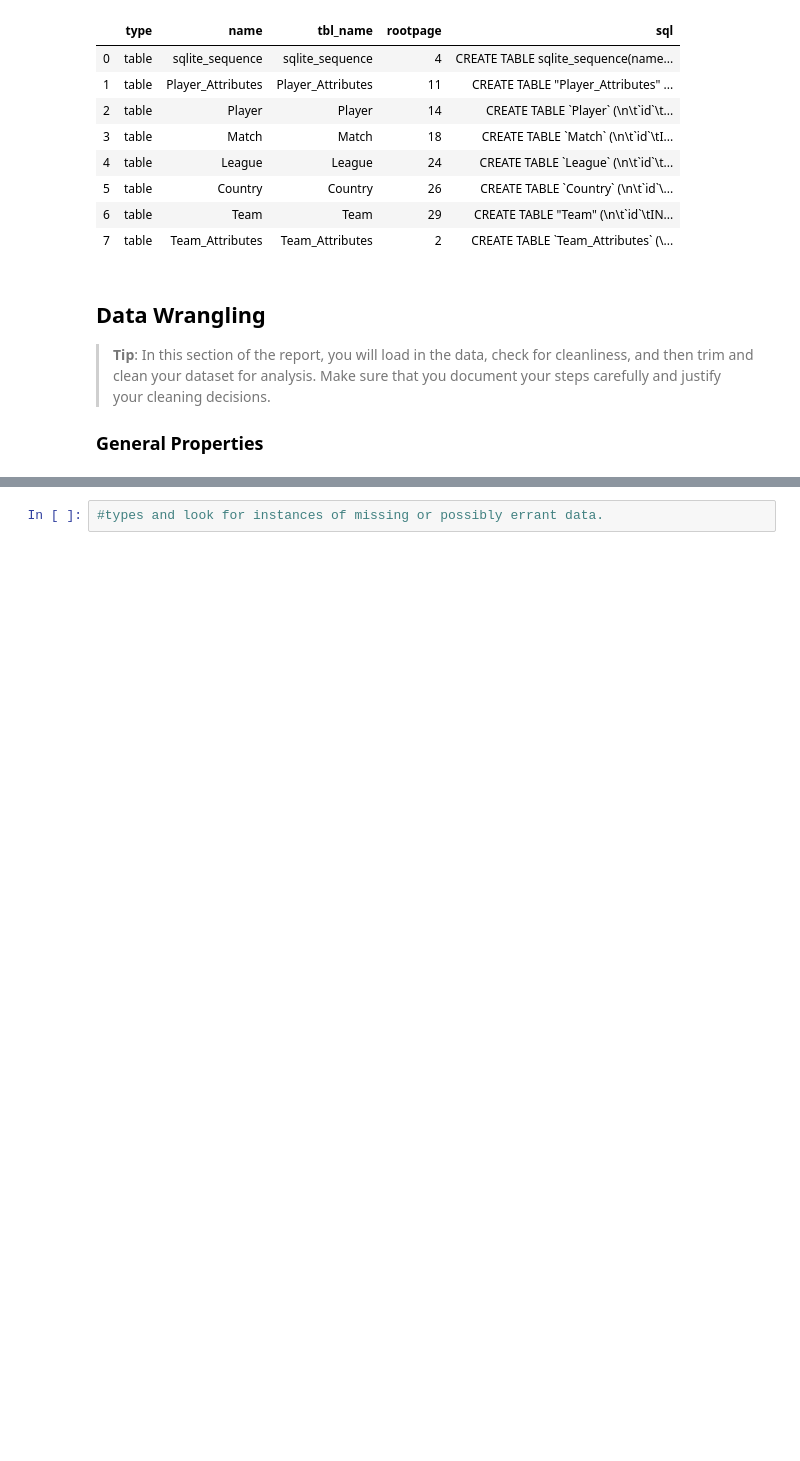
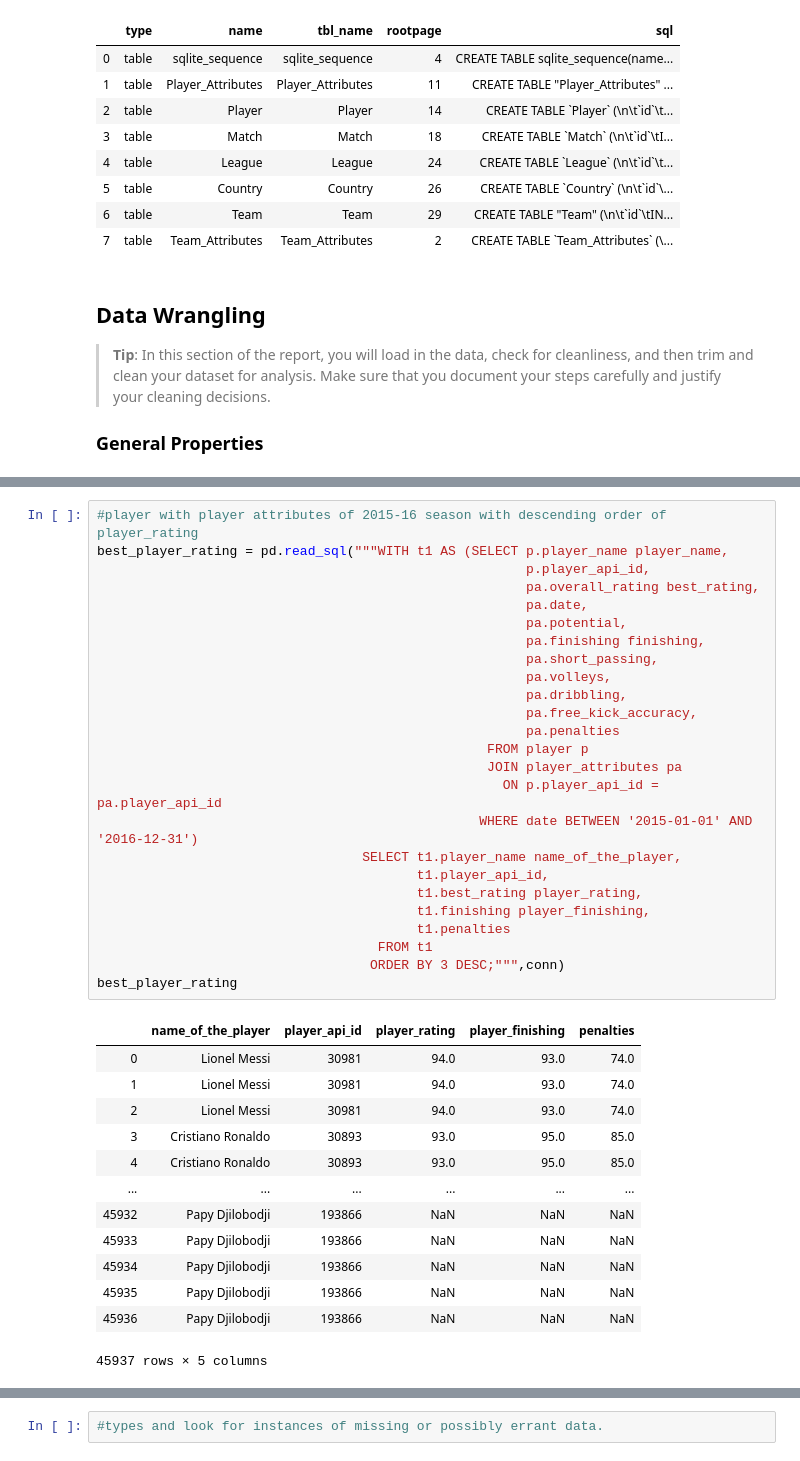
Before and after one commit to riyasql/Football-Data-Analysis-using-Python-and-SQL, a Jupyter notebook: Football Data Analysis using SQL.ipynb, the cells around one changed output, grey strips where cells are left out. Cells and saved outputs as stored; diff of their text form; blank space fills up the shorter version.

```diff
--- a/Football Data Analysis using SQL.ipynb
+++ b/Football Data Analysis using SQL.ipynb
@@ -134,0 +189,39 @@ best_palyer
+# %%
+#player with player attributes of 2015-16 season with descending order of player_rating
+best_player_rating = pd.read_sql("""WITH t1 AS (SELECT p.player_name player_name,
+                                                       p.player_api_id,
+                                                       pa.overall_rating best_rating,
+                                                       pa.date,
+                                                       pa.potential,
+                                                       pa.finishing finishing,
+                                                       pa.short_passing,
+                                                       pa.volleys,
+                                                       pa.dribbling,
+                                                       pa.free_kick_accuracy,
+                                                       pa.penalties
+                                                  FROM player p
+                                                  JOIN player_attributes pa
+                                                    ON p.player_api_id = pa.player_api_id
+                                                 WHERE date BETWEEN '2015-01-01' AND '2016-12-31')
+                                  SELECT t1.player_name name_of_the_player,
+                                         t1.player_api_id,
+                                         t1.best_rating player_rating,
+                                         t1.finishing player_finishing,
+                                         t1.penalties
+                                    FROM t1
+                                   ORDER BY 3 DESC;""",conn)
+best_player_rating
+# %% [output]
+|  | name_of_the_player | player_api_id | player_rating | player_finishing | penalties |
+| 0 | Lionel Messi | 30981 | 94.0 | 93.0 | 74.0 |
+| 1 | Lionel Messi | 30981 | 94.0 | 93.0 | 74.0 |
+| 2 | Lionel Messi | 30981 | 94.0 | 93.0 | 74.0 |
+| 3 | Cristiano Ronaldo | 30893 | 93.0 | 95.0 | 85.0 |
+| 4 | Cristiano Ronaldo | 30893 | 93.0 | 95.0 | 85.0 |
+| ... | ... | ... | ... | ... | ... |
+| 45932 | Papy Djilobodji | 193866 | NaN | NaN | NaN |
+| 45933 | Papy Djilobodji | 193866 | NaN | NaN | NaN |
+| 45934 | Papy Djilobodji | 193866 | NaN | NaN | NaN |
+| 45935 | Papy Djilobodji | 193866 | NaN | NaN | NaN |
+| 45936 | Papy Djilobodji | 193866 | NaN | NaN | NaN |
+45937 rows × 5 columns
```
Also changed, not shown: parts of 19 cells of this notebook.
